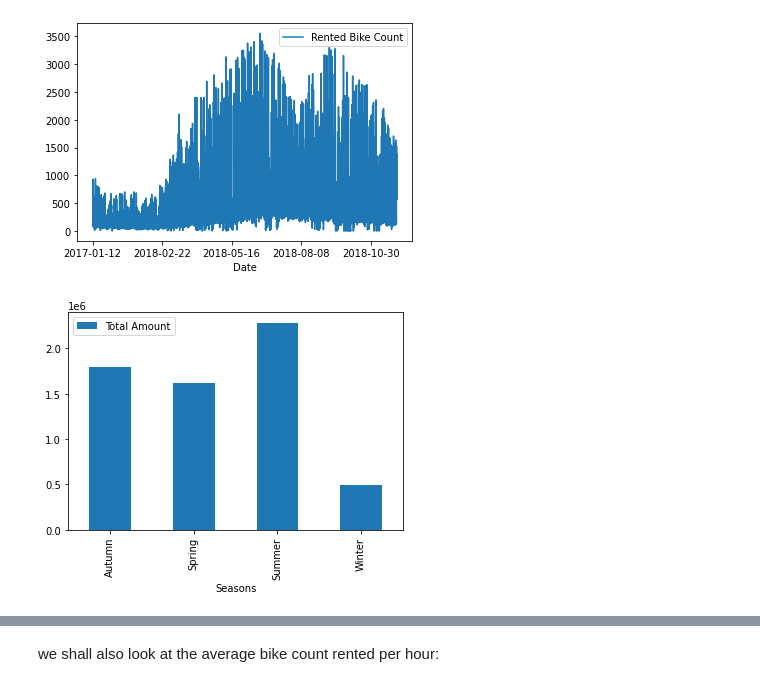
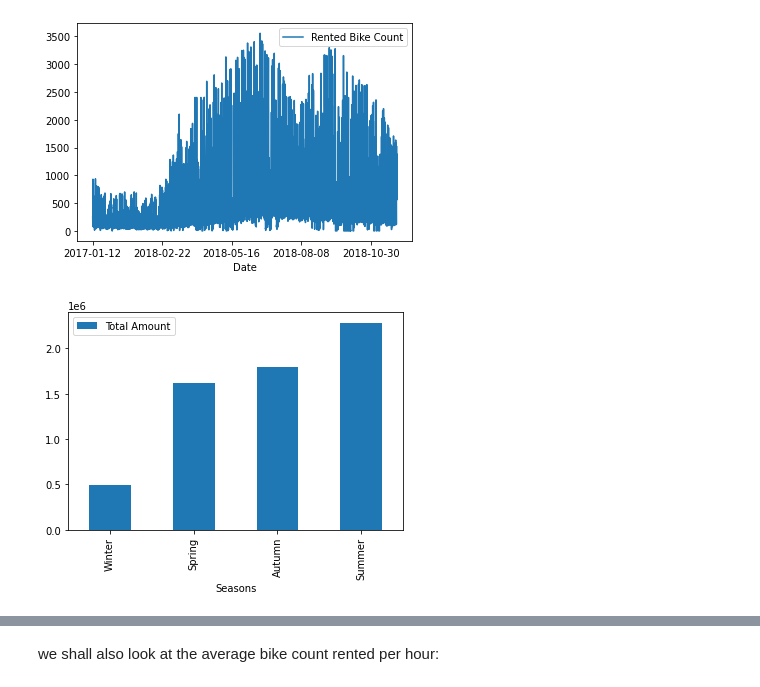
Before and after one commit to XinyaoQian1/coursework-1-XinyaoQian1, a Jupyter notebook: exploration.ipynb, the cells around one changed output, grey strips where cells are left out. Drawn from its saved outputs; the diff is of its cells as text; code cells hidden in the pictures.

Commit message:
dataframes separated, plots format changed, explaination changed into markdown format.

```diff
--- a/exploration.ipynb
+++ b/exploration.ipynb
@@ -52,10 +47,16 @@ date.figure.savefig('Daily_total_rents.jpg')
 [figure]
 # %%
 #
+
 seasons = df.groupby('Seasons')['Rented Bike Count'].sum()\
     .reset_index(name ='Total Amount')
+seasons.sort_values(["Total Amount"], ascending=(True),
+                    inplace=True)
 season = seasons.plot.bar(x = 'Seasons', y = 'Total '
                                               'Amount')
 season.figure.savefig('Seasonal_total_rents.jpg')
+
+seasons.sort_values(["Seasons"], ascending=(True),
+                    inplace=True)
 # %% [output]
-[figure, old version]
+[figure, new version]
```
Also changed, not shown: parts of 9 cells of this notebook, 3 other files.
